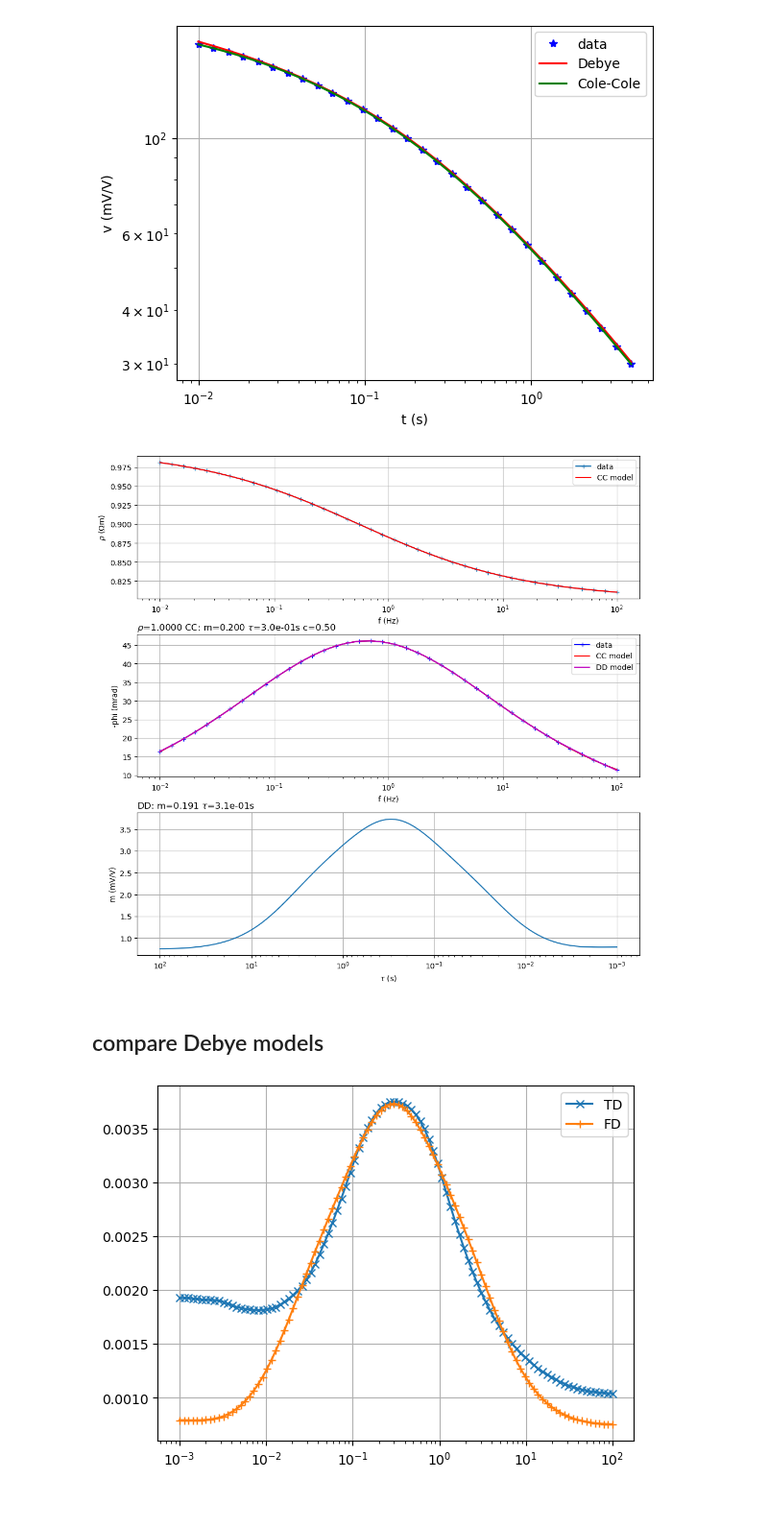
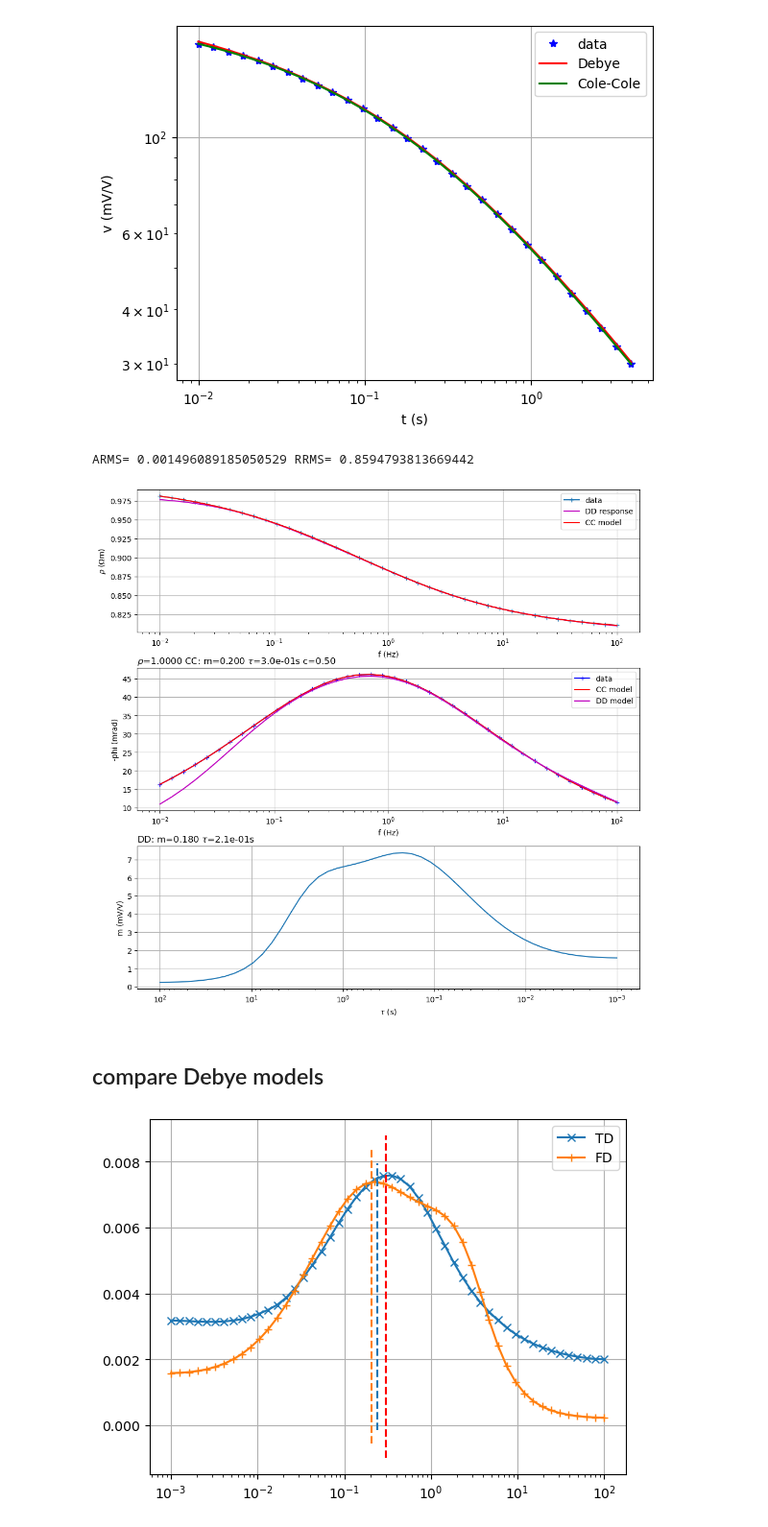
Before and after one commit to gimli-org/notebooks, a Jupyter notebook: IP/TDFD/compareTDFDspec.ipynb, the cells around one changed output. Shown at 96% size. Drawn from its saved outputs; the diff is of its cells as text; code cells hidden in the pictures.

```diff
--- a/IP/TDFD/compareTDFDspec.ipynb
+++ b/IP/TDFD/compareTDFDspec.ipynb
@@ -37,7 +37,7 @@ decay.v = decay.simulate(**synthCC)
 # decay.show(xScale="log", yScale="log")
 # %%
 decay.invert()
-taus = np.logspace(-3, +2, 100)
+taus = np.logspace(-3, +2, 50)
 decay.decompose(error=0.01, tau=taus)
 decay.showAll(xScale="log", yScale="log");
 # %% [output]
@@ -47,20 +47,24 @@ decay.showAll(xScale="log", yScale="log");
 rhoC = SIP.modelColeColeRho(f, **synthCC)
 spec = SIP.SIPSpectrum(f=f, amp=np.abs(rhoC), phi=-np.angle(rhoC))
 spec.fitColeCole()
-spec.fitDebyeModel(tau=taus, new=False)
+spec.fitDebyeModel(tau=taus)
 spec.showAll();
 # %% [output]
+ARMS= 0.001496089185050529 RRMS= 0.8594793813669442
-[figure, old version]
+[figure, new version]
 # %% [markdown]
 ## compare Debye models
 # %%
 fig, ax = plt.subplots()
 ax.semilogx(taus, decay.modelDD, "x-", label="TD")
 ax.semilogx(taus, spec.mDD, "+-", label="FD")
+ax.vlines(decay.logMeanTau(), *ax.get_ylim(), color="C0", ls="dashed")
+ax.vlines(spec.logMeanTau(), *ax.get_ylim(), color="C1", ls="dashed")
+ax.vlines(synthCC["tau"], *ax.get_ylim(), color="red", ls="dashed")
 ax.grid()
 ax.legend();
 # %% [output]
-[figure, old version]
+[figure, new version]
 # %%
 # output results
 print("Cole-Cole  (synth TD FD)")
```
Also changed, not shown: parts of 1 cell of this notebook, 1 other file.
